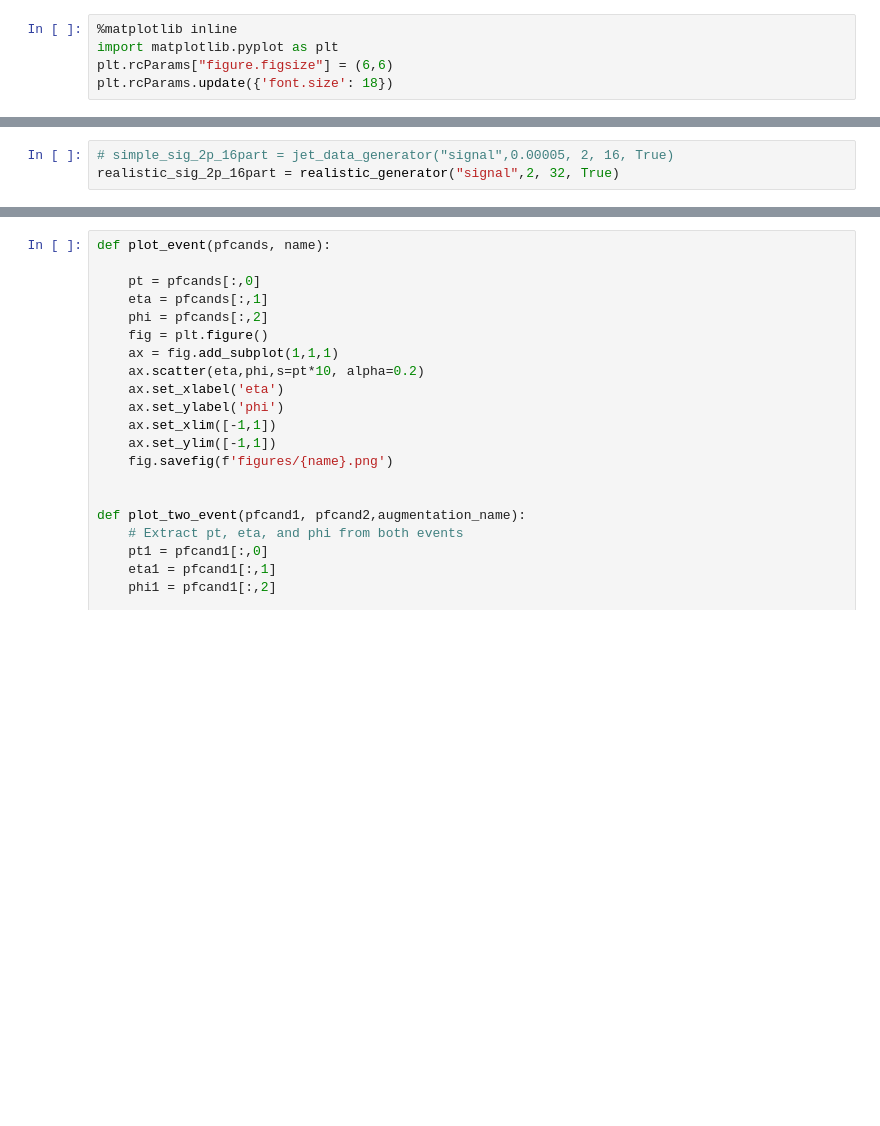
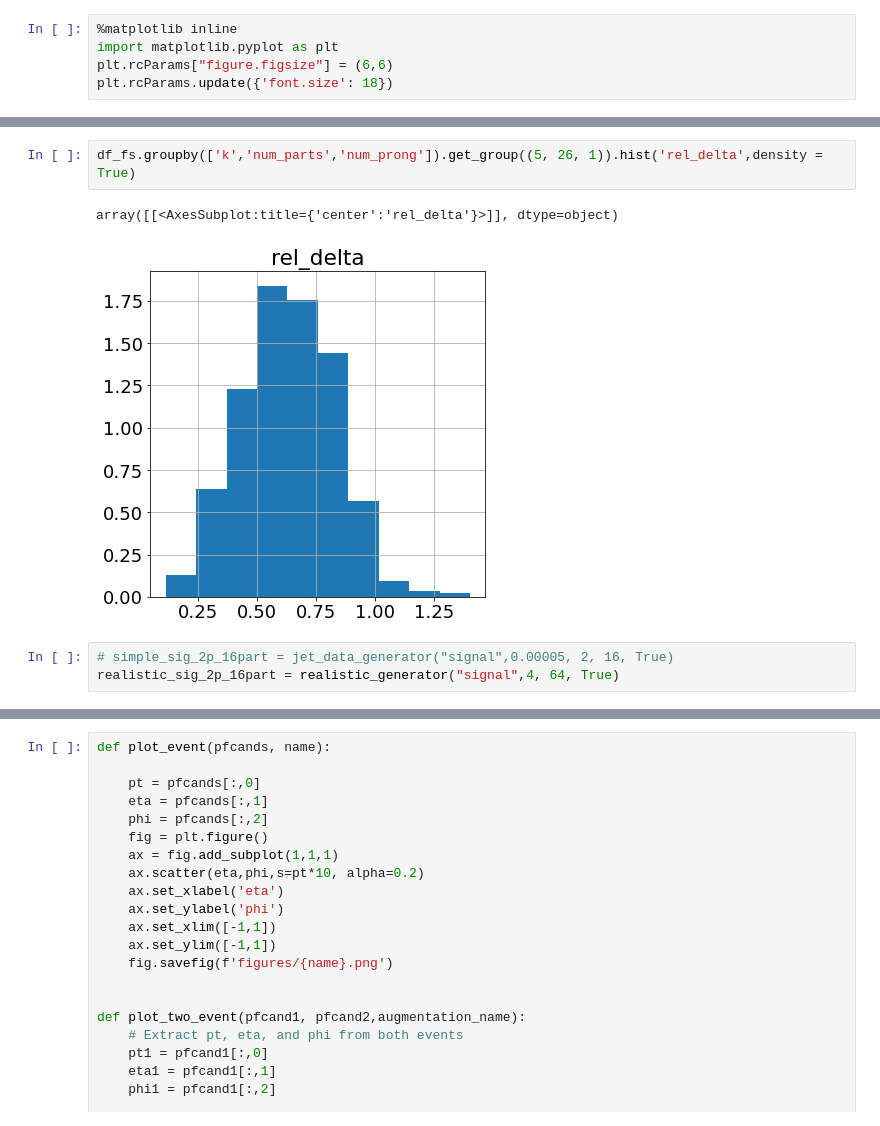
Before and after one commit to nswood/ToyJetGenerator, a Jupyter notebook: Testing_Toy_Jet_and_Plot_Zg.ipynb, the cells around one changed output, grey strips where cells are left out. Drawn from its saved outputs; the diff is of its cells as text; blank space fills up the shorter version.

```diff
--- a/Testing_Toy_Jet_and_Plot_Zg.ipynb
+++ b/Testing_Toy_Jet_and_Plot_Zg.ipynb
@@ -18,6 +68,11 @@ plt.rcParams.update({'font.size': 18})
+# %%
+df_fs.groupby(['k','num_parts','num_prong']).get_group((5, 26, 1)).hist('rel_delta',density = True)
+# %% [output]
+array([[<AxesSubplot:title={'center':'rel_delta'}>]], dtype=object)
+[figure, added]
 # %%
 # simple_sig_2p_16part = jet_data_generator("signal",0.00005, 2, 16, True)
-realistic_sig_2p_16part = realistic_generator("signal",2, 32, True)
+realistic_sig_2p_16part = realistic_generator("signal",4, 64, True)
 # %%
 start = time.time()
 realisticdata_sig_2p_16part = realistic_sig_2p_16part.generate_dataset(5)
```
Also changed, not shown: parts of 44 cells of this notebook, 4 other files.
